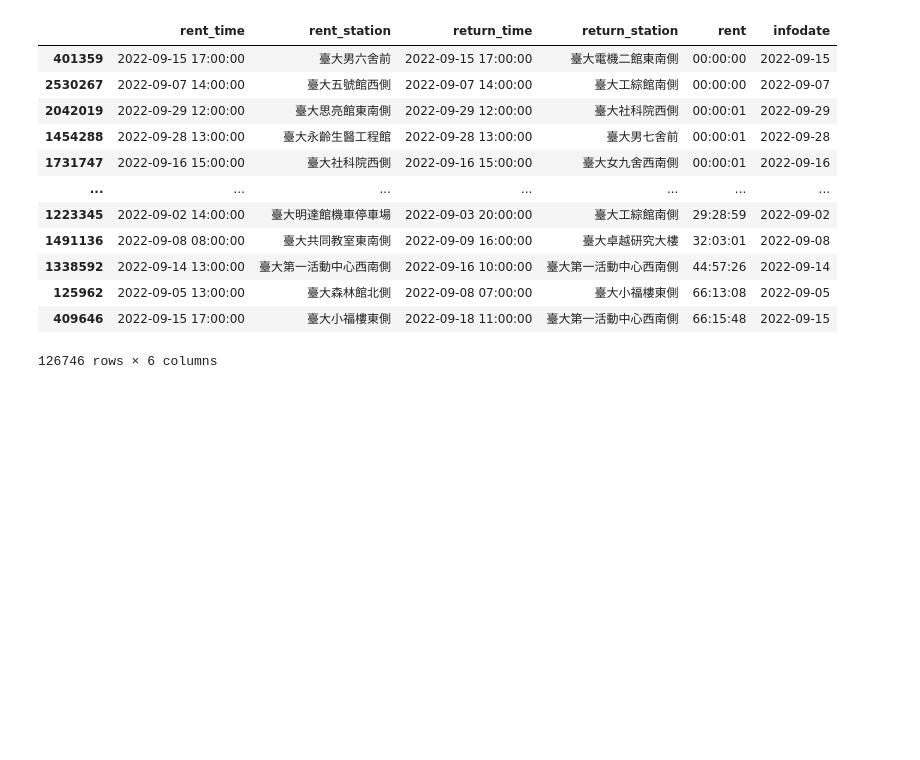
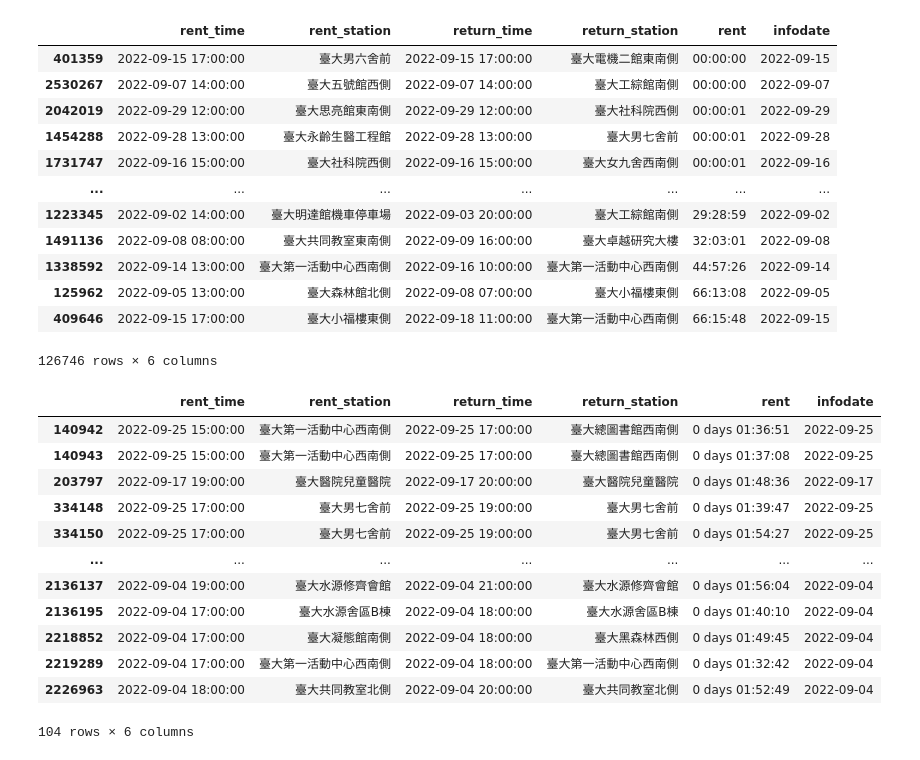
Before and after one commit to teddy21019/Youbike-Data-Analysis, a Jupyter notebook: Read_data_explore.ipynb, the cells around one changed output. Saved outputs shown, nothing was run; the diff lists cells and outputs as text; code cells hidden in the pictures; blank space fills up the shorter version.

```diff
--- a/Read_data_explore.ipynb
+++ b/Read_data_explore.ipynb
@@ -73,0 +95,18 @@ df_with_ntu.sort_values(by='rent')
+# %%
+dff = youbike_df_factory.df
+# %%
+dff
+# %% [output]
+|  | rent_time | rent_station | return_time | return_station | rent | infodate |
+| 140942 | 2022-09-25 15:00:00 | 臺大第一活動中心西南側 | 2022-09-25 17:00:00 | 臺大總圖書館西南側 | 0 days 01:36:51 | 2022-09-25 |
+| 140943 | 2022-09-25 15:00:00 | 臺大第一活動中心西南側 | 2022-09-25 17:00:00 | 臺大總圖書館西南側 | 0 days 01:37:08 | 2022-09-25 |
+| 203797 | 2022-09-17 19:00:00 | 臺大醫院兒童醫院 | 2022-09-17 20:00:00 | 臺大醫院兒童醫院 | 0 days 01:48:36 | 2022-09-17 |
+| 334148 | 2022-09-25 17:00:00 | 臺大男七舍前 | 2022-09-25 19:00:00 | 臺大男七舍前 | 0 days 01:39:47 | 2022-09-25 |
+| 334150 | 2022-09-25 17:00:00 | 臺大男七舍前 | 2022-09-25 19:00:00 | 臺大男七舍前 | 0 days 01:54:27 | 2022-09-25 |
+| ... | ... | ... | ... | ... | ... | ... |
+| 2136137 | 2022-09-04 19:00:00 | 臺大水源修齊會館 | 2022-09-04 21:00:00 | 臺大水源修齊會館 | 0 days 01:56:04 | 2022-09-04 |
+| 2136195 | 2022-09-04 17:00:00 | 臺大水源舍區B棟 | 2022-09-04 18:00:00 | 臺大水源舍區B棟 | 0 days 01:40:10 | 2022-09-04 |
+| 2218852 | 2022-09-04 17:00:00 | 臺大凝態館南側 | 2022-09-04 18:00:00 | 臺大黑森林西側 | 0 days 01:49:45 | 2022-09-04 |
+| 2219289 | 2022-09-04 17:00:00 | 臺大第一活動中心西南側 | 2022-09-04 18:00:00 | 臺大第一活動中心西南側 | 0 days 01:32:42 | 2022-09-04 |
+| 2226963 | 2022-09-04 18:00:00 | 臺大共同教室北側 | 2022-09-04 20:00:00 | 臺大共同教室北側 | 0 days 01:52:49 | 2022-09-04 |
+104 rows × 6 columns
```
Also changed, not shown: parts of 9 cells of this notebook.
